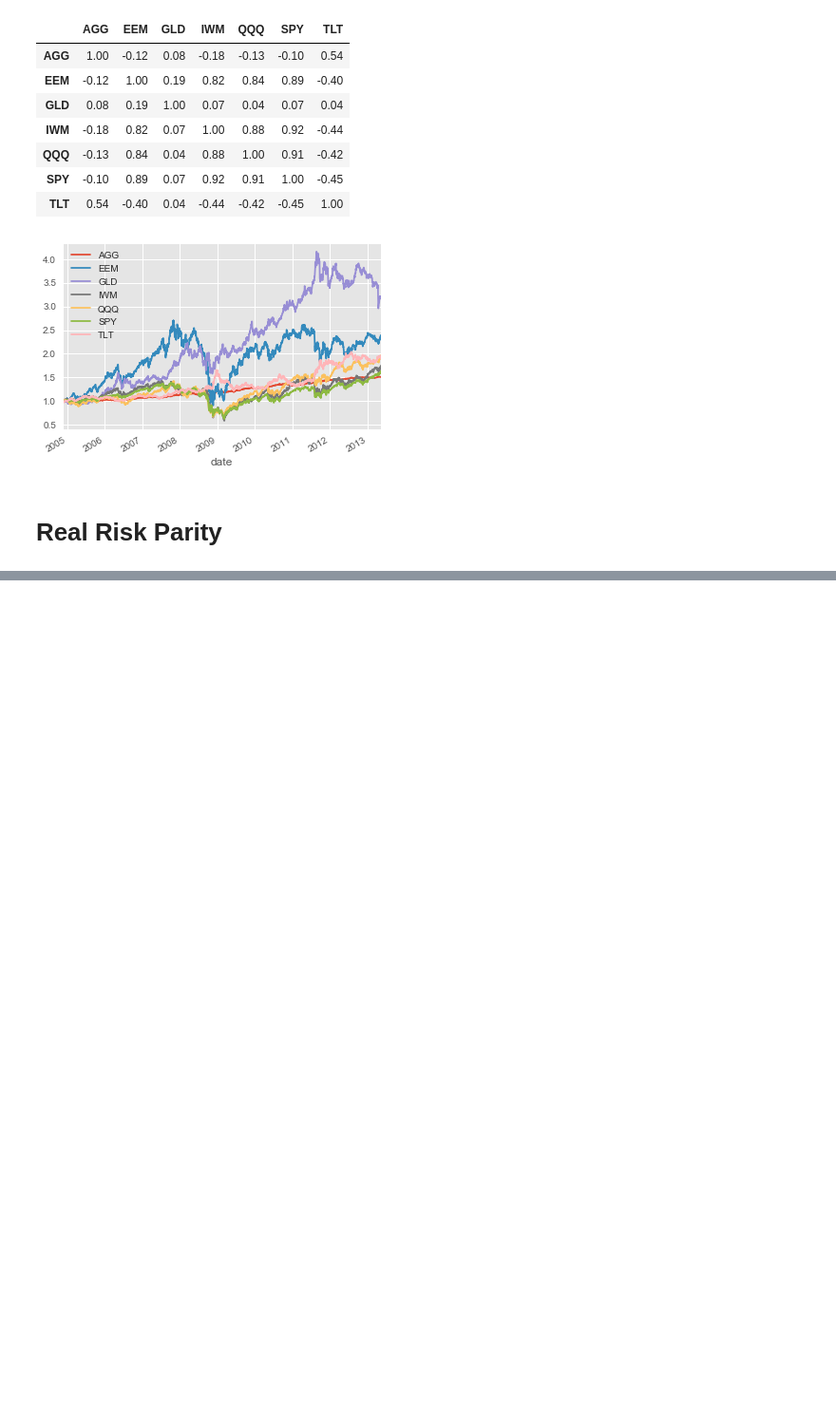
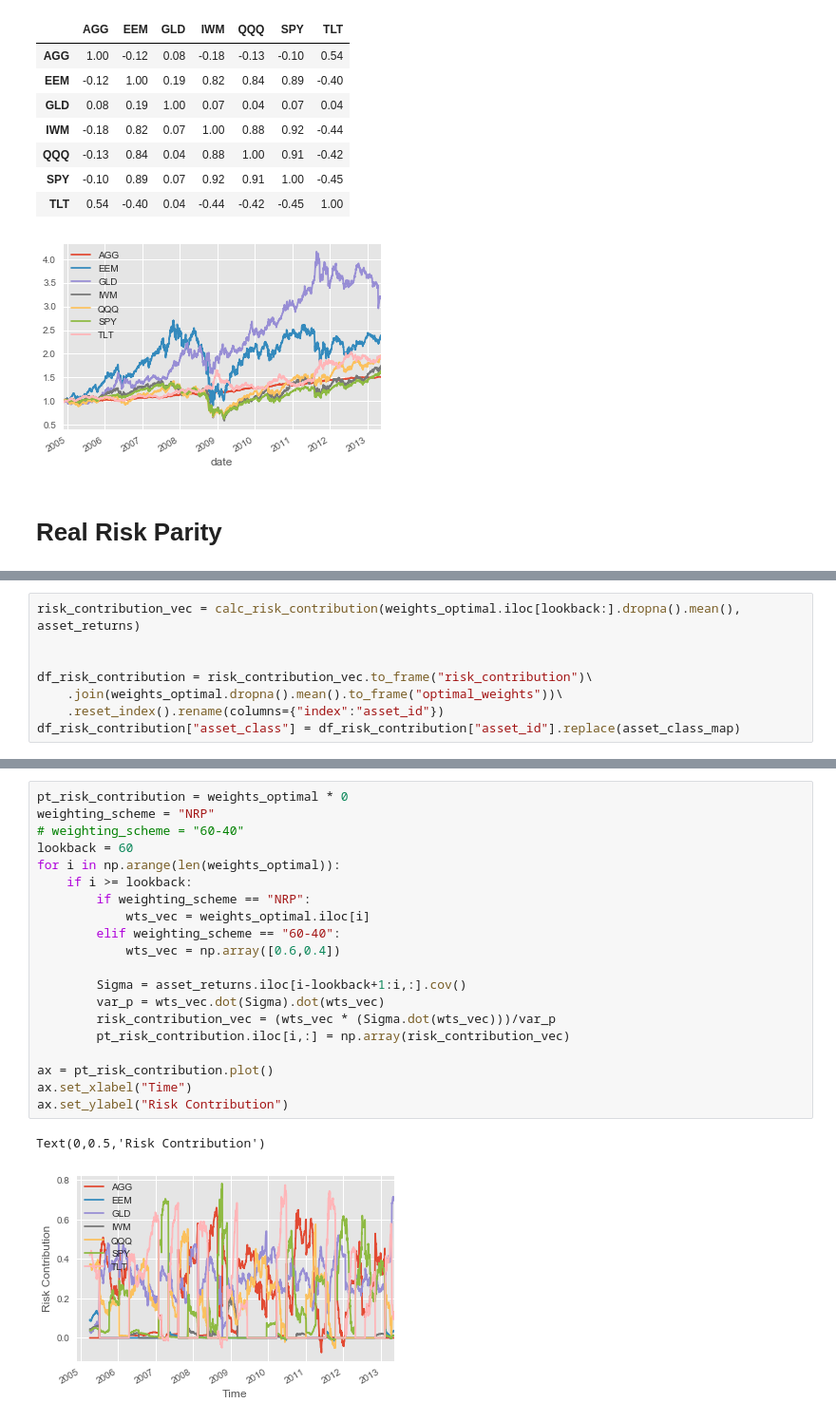
Before and after one commit to qiao-zhou/risk_parity, a Jupyter notebook: notebooks/Risk Parity Introduction.ipynb, the cells around one changed output, grey strips where cells are left out. Shown: that part at 95% size. Drawn from its saved outputs; the diff is of its cells as text; blank space fills up the shorter version.

```diff
--- a/notebooks/Risk Parity Introduction.ipynb
+++ b/notebooks/Risk Parity Introduction.ipynb
@@ -207,0 +292,8 @@ cov_dict.values[1200]
+# %%
+risk_contribution_vec = calc_risk_contribution(weights_optimal.iloc[lookback:].dropna().mean(), asset_returns)
+
+
+df_risk_contribution = risk_contribution_vec.to_frame("risk_contribution")\
+    .join(weights_optimal.dropna().mean().to_frame("optimal_weights"))\
+    .reset_index().rename(columns={"index":"asset_id"})
+df_risk_contribution["asset_class"] = df_risk_contribution["asset_id"].replace(asset_class_map)
@@ -207,0 +308,23 @@ cov_dict.values[1200]
+# %%
+pt_risk_contribution = weights_optimal * 0
+weighting_scheme = "NRP"
+# weighting_scheme = "60-40"
+lookback = 60
+for i in np.arange(len(weights_optimal)):
+    if i >= lookback:
+        if weighting_scheme == "NRP":
+            wts_vec = weights_optimal.iloc[i]
+        elif weighting_scheme == "60-40":
+            wts_vec = np.array([0.6,0.4])
+
+        Sigma = asset_returns.iloc[i-lookback+1:i,:].cov()
+        var_p = wts_vec.dot(Sigma).dot(wts_vec)
+        risk_contribution_vec = (wts_vec * (Sigma.dot(wts_vec)))/var_p
+        pt_risk_contribution.iloc[i,:] = np.array(risk_contribution_vec)
+
+ax = pt_risk_contribution.plot()
+ax.set_xlabel("Time")
+ax.set_ylabel("Risk Contribution")
+# %% [output]
+Text(0,0.5,'Risk Contribution')
+[figure, added]
```
Also changed, not shown: parts of 33 cells of this notebook, 4 other files.
